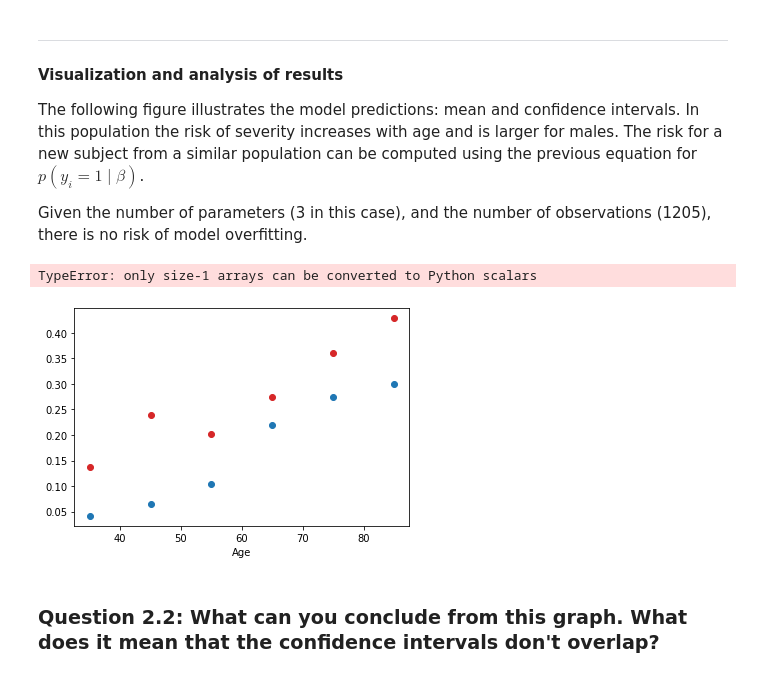
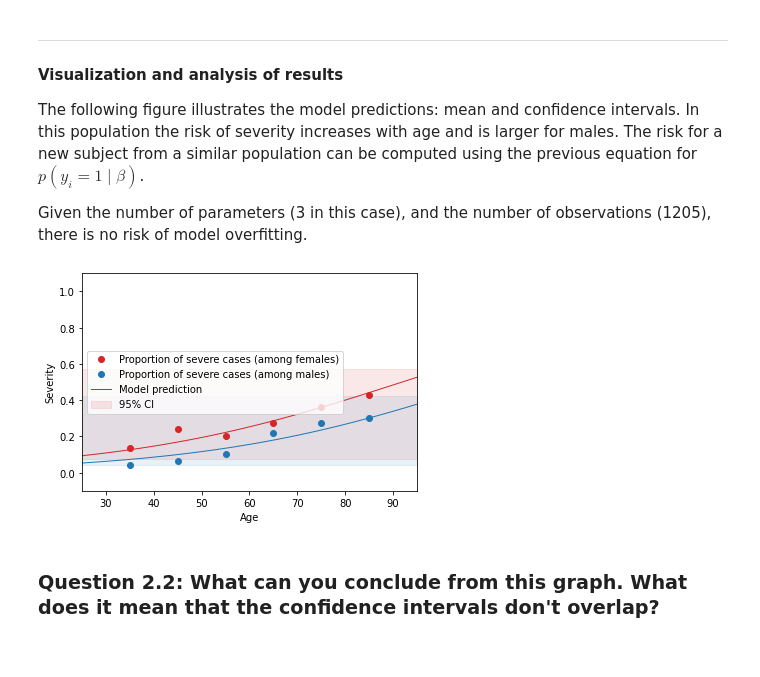
Before and after one commit to Aneruth/Clinical-Decision-Support-System, a Jupyter notebook: WPO4/WPO_4_student.ipynb, the cells around one changed output. Saved outputs shown, nothing was run; the diff lists cells and outputs as text; code cells hidden in the pictures.

```diff
--- a/WPO4/WPO_4_student.ipynb
+++ b/WPO4/WPO_4_student.ipynb
@@ -167,9 +167,3 @@ We can obtain a point estimate for the intercept $\alpha$ and coefficients $\bet
 To compute probabilities with the logistic regresion, we first need to define the logistic functions. Use `numpy` and complete the code function below so it returns the logistic function $\sigma(t) = \frac1{1 + e^{-t}}$.
 
 Test your system. The `logistic(1)` should return a value of `+- 0.731`.
-# %%
-import math
-def logistic(x):
-    val = 1 / (1 + math.exp(-x))
-    return float(format(val,".3f"))
-logistic(1) # Check
@@ -177,0 +170,14 @@ logistic(1) # Check
+# %%
+import math
+def logistic(x):
+    '''
+    Considering the function below for computing confidence interval we get the input as 2D array.
+    If we just pass the logistic value for a one dimensional array then we will get error.
+    '''
+    res = []
+    for i in x:
+        for j in i:
+            val = 1 / (1 + math.exp(-j))
+            res.append(val)
+    return res
+logistic([[1,2,3]]) # Check
@@ -220,7 +228,7 @@ for i in range(N_bs):
     df_bs = df.loc[np.random.choice(df.index, df.shape[0])]
     # creating feature vectores simular to previous example. Binarizing by string comparison
     X = np.vstack([df_bs.Age, df_bs.Sex]).T
-    y = df_bs.Severity.values
+    y = df_bs.Severity
     res_bs = lr.fit(X, y)
     coef_bs[:,i] = res_bs.coef_
     int_bs[:,i] = res_bs.intercept_
@@ -234,37 +242,36 @@ Given the number of parameters (3 in this case), and the number of observations
 # %%
 
 df[df.Sex==0].groupby(['Age']).Severity.apply(lambda x: np.mean(x)).plot(marker='o', color='Tab:red', linestyle='')
 df[df.Sex==1].groupby(['Age']).Severity.apply(lambda x: np.mean(x)).plot(marker='o', color='Tab:blue', linestyle='')
 
 age = np.linspace(20, 100, 100)
 
 # plotting for females, The second value of all X features should be 0. We use the age feature and multiply by 0 as it
 # already has the right shape
 X = np.vstack([age, age*0])
 # computing the confidence 2.5 and 97.5 confidence intervals for severity for female datapoints
 CI = np.percentile(logistic(int_bs.T + coef_bs.T @ X), [2.5, 97.5], axis=0)
-plt.plot(age, logistic(res.intercept_ + res.coef_ @ X).T, color='Tab:red', lw=1)
+plt.plot(age, logistic(res.intercept_ + res.coef_ @ X), color='Tab:red', lw=1)
 plt.fill_between(age, CI[0], CI[1], color='Tab:red', alpha=0.1)
 
 plt.legend(['Proportion of severe cases (among females)', 'Proportion of severe cases (among males)', 'Model prediction', '95% CI'], loc=6)
 
 # plotting for females, The second value of all X features should be 0. We use the age feature and multiply by 0 + 1  as it
 # already has the right shape
 X = np.vstack([age, age*0 + 1])
 CI = np.percentile(logistic(int_bs.T + coef_bs.T @ X), [2.5, 97.5], axis=0)
-plt.plot(age, logistic(res.intercept_ + res.coef_ @ X).T, color='Tab:blue', lw=1)
+plt.plot(age, logistic(res.intercept_ + res.coef_ @ X), color='Tab:blue', lw=1)
 plt.fill_between(age, CI[0], CI[1], color='Tab:blue', alpha=0.1)
 
 # plotting density of age for 0 and 1 severity.
 
 
 plt.ylabel('Severity')
 plt.xlabel('Age')
 
 plt.axis([25,95, -0.1, 1.1]);
 # %% [output]
-TypeError: only size-1 arrays can be converted to Python scalars
-[figure, old version]
+[figure, new version]
 # %% [markdown]
 ### Question 2.2: What can you conclude from this graph. What does it mean that the confidence intervals don't overlap?
 # %% [markdown]
```
Also changed, not shown: parts of 12 cells of this notebook.
